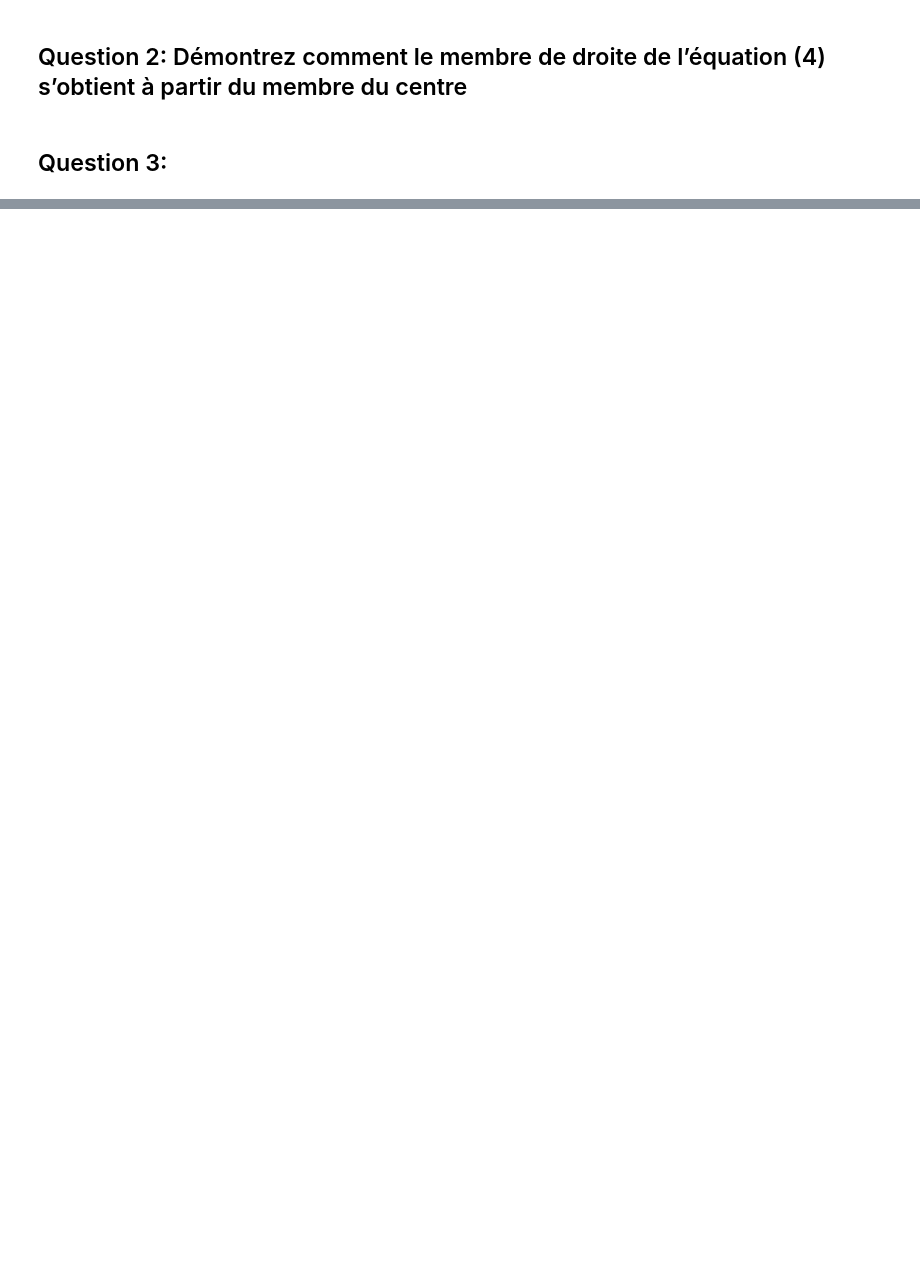
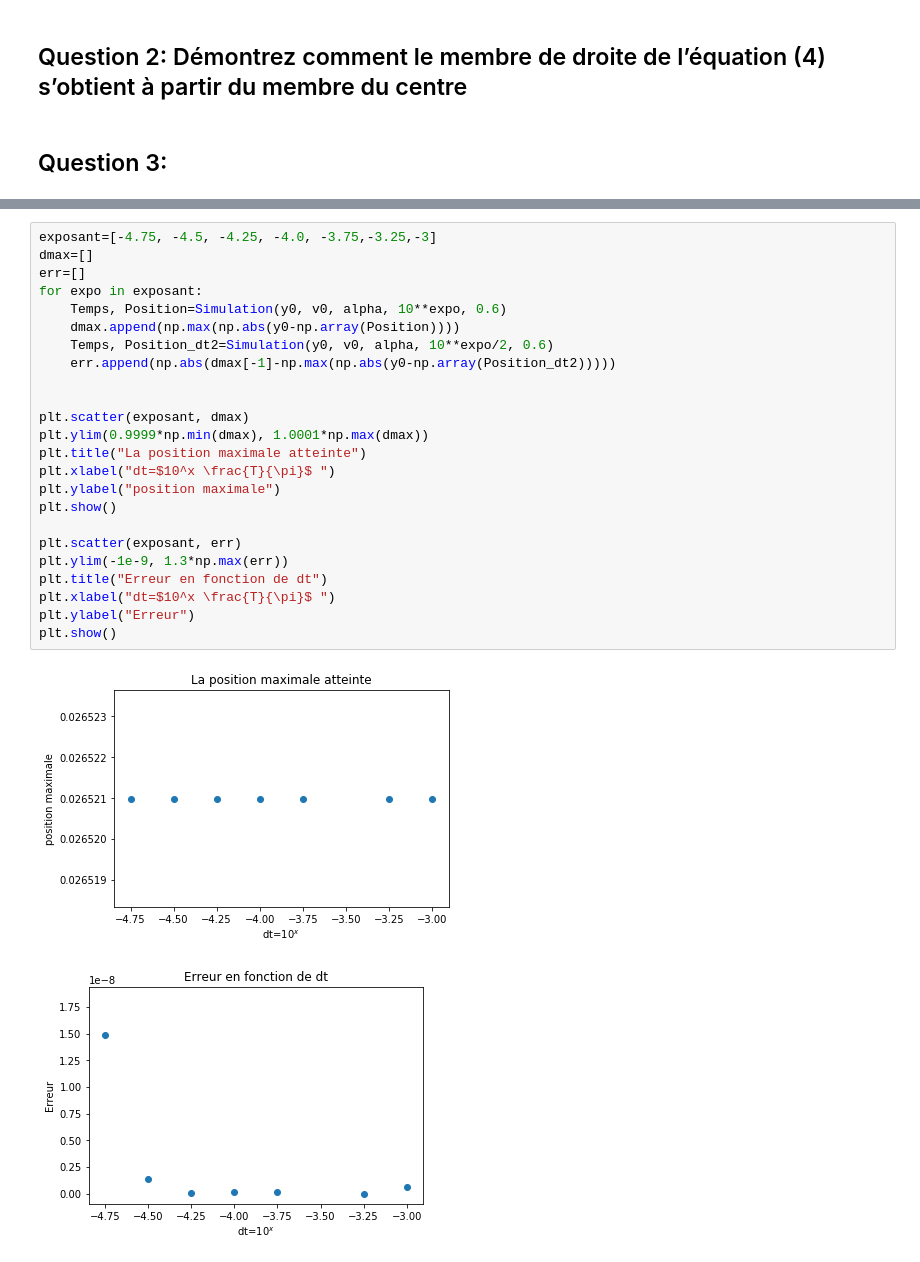
Before and after one commit to pierreluc-plt/ProjetSimulation, a Jupyter notebook: Quiz/Quiz1.ipynb, the cells around one changed output, grey strips where cells are left out. Saved outputs shown, nothing was run; the diff lists cells and outputs as text; blank space fills up the shorter version.

```diff
--- a/Quiz/Quiz1.ipynb
+++ b/Quiz/Quiz1.ipynb
@@ -53,0 +59,27 @@ exposant=[-4.75, -4.5]
+# %%
+exposant=[-4.75, -4.5, -4.25, -4.0, -3.75,-3.25,-3]
+dmax=[]
+err=[]
+for expo in exposant:
+    Temps, Position=Simulation(y0, v0, alpha, 10**expo, 0.6)
+    dmax.append(np.max(np.abs(y0-np.array(Position))))
+    Temps, Position_dt2=Simulation(y0, v0, alpha, 10**expo/2, 0.6)
+    err.append(np.abs(dmax[-1]-np.max(np.abs(y0-np.array(Position_dt2)))))
+
+
+plt.scatter(exposant, dmax)
+plt.ylim(0.9999*np.min(dmax), 1.0001*np.max(dmax))
+plt.title("La position maximale atteinte")
+plt.xlabel("dt=$10^x \frac{T}{\pi}$ ")
+plt.ylabel("position maximale")
+plt.show()
+
+plt.scatter(exposant, err)
+plt.ylim(-1e-9, 1.3*np.max(err))
+plt.title("Erreur en fonction de dt")
+plt.xlabel("dt=$10^x \frac{T}{\pi}$ ")
+plt.ylabel("Erreur")
+plt.show()
+# %% [output]
+[figure, added]
+[figure, added]
```
Also changed, not shown: parts of 7 cells of this notebook.
